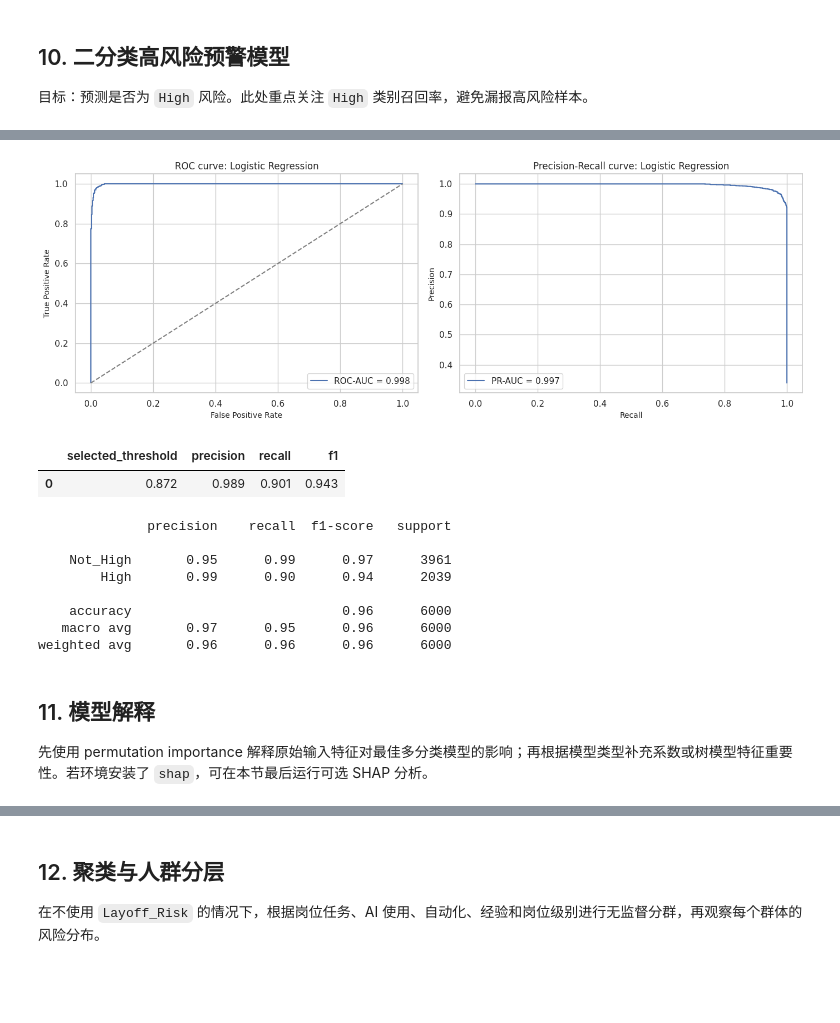
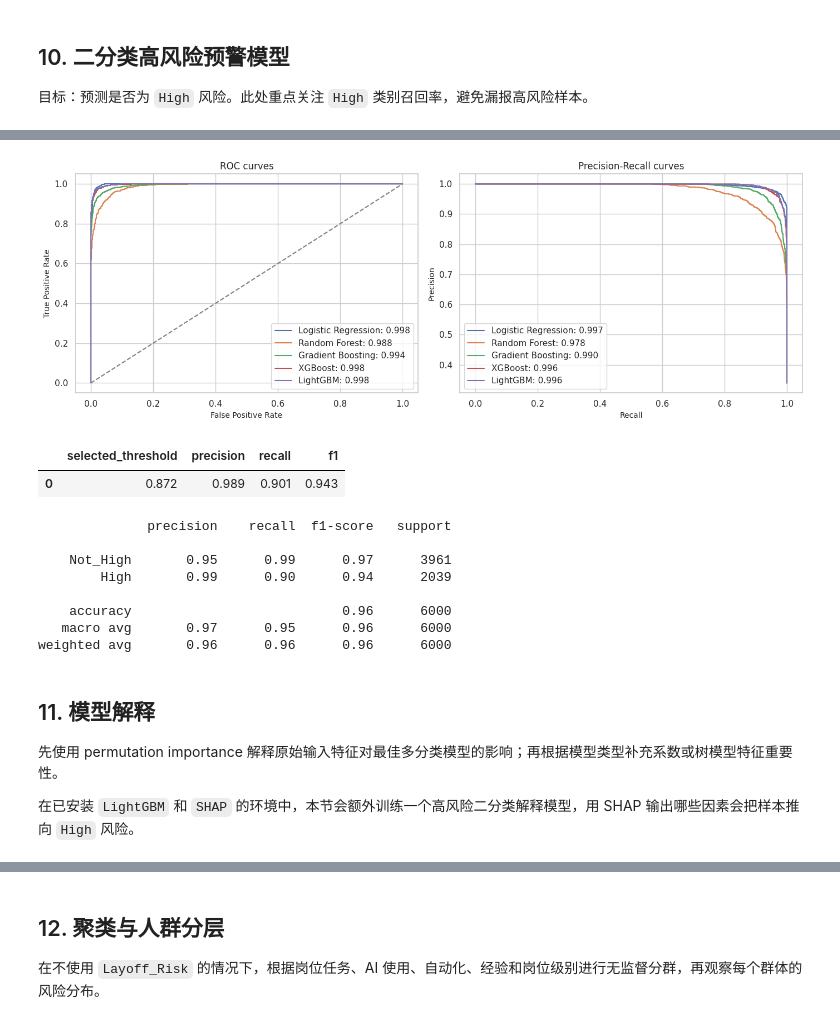
Before and after one commit to NEPDream/InsightMotion-AI, a Jupyter notebook: dataset/ai_impact_jobs_layoff_risk_analysis.ipynb, the cells around one changed output, grey strips where cells are left out. Saved outputs shown, nothing was run; the diff lists cells and outputs as text; code cells hidden in the pictures; blank space fills up the shorter version.

```diff
--- a/dataset/ai_impact_jobs_layoff_risk_analysis.ipynb
+++ b/dataset/ai_impact_jobs_layoff_risk_analysis.ipynb
@@ -50,6 +50,30 @@ from sklearn.preprocessing import OneHotEncoder, StandardScaler
 from sklearn.tree import DecisionTreeClassifier
 from sklearn.metrics import silhouette_score
 
+try:
+    import xgboost as xgb
+    HAS_XGBOOST = True
+except Exception as exc:
+    xgb = None
+    HAS_XGBOOST = False
+    print(f"XGBoost 不可用: {exc}")
+
+try:
+    import lightgbm as lgb
+    HAS_LIGHTGBM = True
+except Exception as exc:
+    lgb = None
+    HAS_LIGHTGBM = False
+    print(f"LightGBM 不可用: {exc}")
+
+try:
+    import shap
+    HAS_SHAP = True
+except Exception as exc:
+    shap = None
+    HAS_SHAP = False
+    print(f"SHAP 不可用: {exc}")
+
 warnings.filterwarnings("ignore", category=FutureWarning)
 warnings.filterwarnings("ignore", category=UserWarning)
 
@@ -80,6 +104,9 @@ def savefig(name: str):
 print(f"Python: {sys.version.split()[0]}")
 print(f"pandas: {pd.__version__}")
 print(f"numpy: {np.__version__}")
+print(f"xgboost: {xgb.__version__ if HAS_XGBOOST else 'not available'}")
+print(f"lightgbm: {lgb.__version__ if HAS_LIGHTGBM else 'not available'}")
+print(f"shap: {shap.__version__ if HAS_SHAP else 'not available'}")
 # %% [output]
 Python: 3.12.13
 pandas: 3.0.3
@@ -1118,48 +1257,52 @@ weighted avg       0.98      0.98      0.98      6000
 # %%
-fpr, tpr, roc_thresholds = roc_curve(y_test_bin, y_proba_best)
-precision, recall, pr_thresholds = precision_recall_curve(y_test_bin, y_proba_best)
+fig, axes = plt.subplots(1, 2, figsize=(14, 5))
+for name, pipe in fitted_binary.items():
+    proba = pipe.predict_proba(X_test_bin)[:, 1]
+    fpr, tpr, _ = roc_curve(y_test_bin, proba)
+    precision_curve, recall_curve, _ = precision_recall_curve(y_test_bin, proba)
+    axes[0].plot(fpr, tpr, label=f"{name}: {roc_auc_score(y_test_bin, proba):.3f}")
+    axes[1].plot(recall_curve, precision_curve, label=f"{name}: {average_precision_score(y_test_bin, proba):.3f}")
 
-fig, axes = plt.subplots(1, 2, figsize=(14, 5))
-axes[0].plot(fpr, tpr, label=f"ROC-AUC = {roc_auc_score(y_test_bin, y_proba_best):.3f}")
 axes[0].plot([0, 1], [0, 1], linestyle="--", color="gray")
 axes[0].set_xlabel("False Positive Rate")
 axes[0].set_ylabel("True Positive Rate")
-axes[0].set_title(f"ROC curve: {best_binary_name}")
+axes[0].set_title("ROC curves")
 axes[0].legend()
 
-axes[1].plot(recall, precision, label=f"PR-AUC = {average_precision_score(y_test_bin, y_proba_best):.3f}")
 axes[1].set_xlabel("Recall")
 axes[1].set_ylabel("Precision")
-axes[1].set_title(f"Precision-Recall curve: {best_binary_name}")
+axes[1].set_title("Precision-Recall curves")
 axes[1].legend()
 savefig("binary_roc_pr_curves.png")
+
+precision, recall, pr_thresholds = precision_recall_curve(y_test_bin, y_proba_best)
 
 threshold_table = pd.DataFrame(
     {
         "threshold": np.r_[pr_thresholds, np.nan],
         "precision": precision,
         "recall": recall,
     }
 ).dropna()
 recall_target = 0.90
 eligible_thresholds = threshold_table[threshold_table["recall"] >= recall_target]
 selected_threshold = (
     eligible_thresholds.sort_values("precision", ascending=False).iloc[0]["threshold"]
     if len(eligible_thresholds) > 0
     else 0.50
 )
 tuned_pred = (y_proba_best >= selected_threshold).astype(int)
 
 tuned_summary = {
     "selected_threshold": selected_threshold,
     "precision": precision_score(y_test_bin, tuned_pred, zero_division=0),
     "recall": recall_score(y_test_bin, tuned_pred, zero_division=0),
     "f1": f1_score(y_test_bin, tuned_pred, zero_division=0),
 }
 display(pd.DataFrame([tuned_summary]))
 print(classification_report(y_test_bin, tuned_pred, target_names=["Not_High", "High"]))
 # %% [output]
-[figure, old version]
+[figure, new version]
 |  | selected_threshold | precision | recall | f1 |
 | 0 | 0.872 | 0.989 | 0.901 | 0.943 |
               precision    recall  f1-score   support
@@ -1173,7 +1316,9 @@ weighted avg       0.96      0.96      0.96      6000
 # %% [markdown]
 ## 11. 模型解释
 
-先使用 permutation importance 解释原始输入特征对最佳多分类模型的影响；再根据模型类型补充系数或树模型特征重要性。若环境安装了 `shap`，可在本节最后运行可选 SHAP 分析。
+先使用 permutation importance 解释原始输入特征对最佳多分类模型的影响；再根据模型类型补充系数或树模型特征重要性。
+
+在已安装 `LightGBM` 和 `SHAP` 的环境中，本节会额外训练一个高风险二分类解释模型，用 SHAP 输出哪些因素会把样本推向 `High` 风险。
 # %%
 perm = permutation_importance(
     best_multiclass_model,
```
Also changed, not shown: parts of 11 cells of this notebook, 18 other files.
